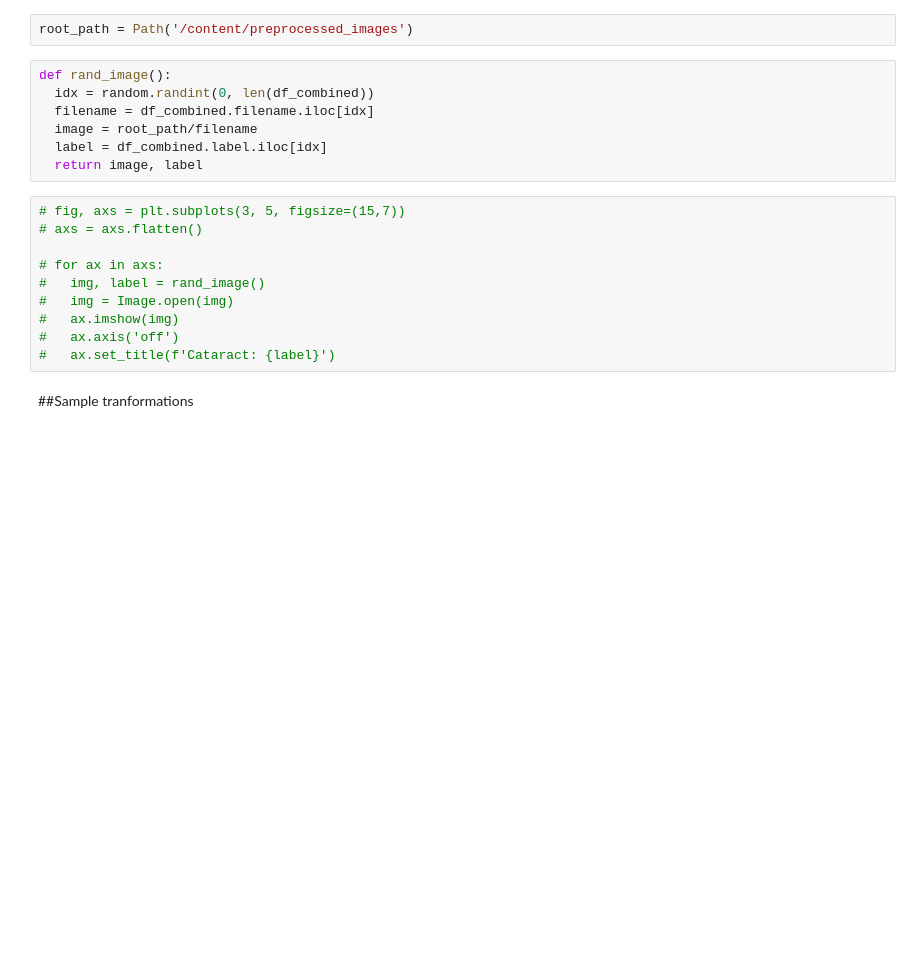
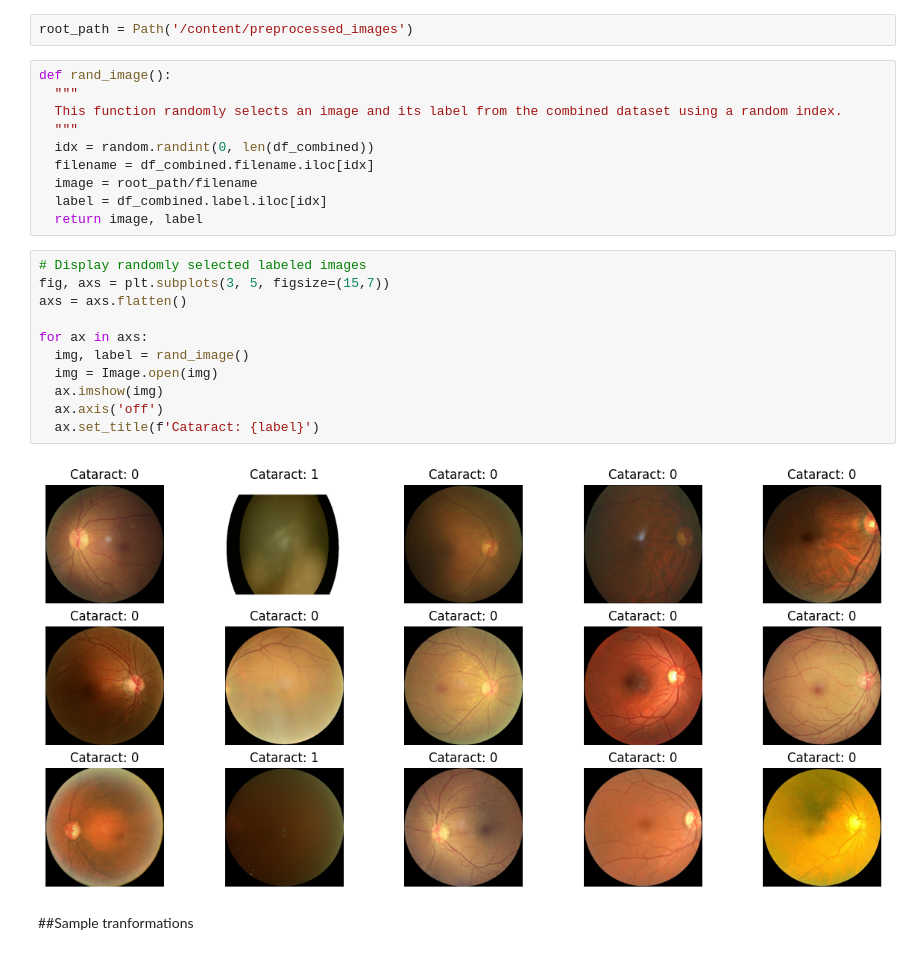
Before and after one commit to aziegert/Cataract_Classification_CV, a Jupyter notebook: Cataract_Classification_CV.ipynb, the cells around one changed output. Saved outputs shown, nothing was run; the diff lists cells and outputs as text; blank space fills up the shorter version.

```diff
--- a/Cataract_Classification_CV.ipynb
+++ b/Cataract_Classification_CV.ipynb
@@ -129,21 +139,27 @@ df_combined.sample(10)
 root_path = Path('/content/preprocessed_images')
 # %%
 def rand_image():
+  """
+  This function randomly selects an image and its label from the combined dataset using a random index.
+  """
   idx = random.randint(0, len(df_combined))
   filename = df_combined.filename.iloc[idx]
   image = root_path/filename
   label = df_combined.label.iloc[idx]
   return image, label
 # %%
-# fig, axs = plt.subplots(3, 5, figsize=(15,7))
-# axs = axs.flatten()
+# Display randomly selected labeled images
+fig, axs = plt.subplots(3, 5, figsize=(15,7))
+axs = axs.flatten()
 
-# for ax in axs:
-#   img, label = rand_image()
-#   img = Image.open(img)
-#   ax.imshow(img)
-#   ax.axis('off')
-#   ax.set_title(f'Cataract: {label}')
+for ax in axs:
+  img, label = rand_image()
+  img = Image.open(img)
+  ax.imshow(img)
+  ax.axis('off')
+  ax.set_title(f'Cataract: {label}')
+# %% [output]
+[figure, added]
 # %% [markdown]
 ##Sample tranformations
 # %%
```
Also changed, not shown: parts of 71 cells of this notebook.
